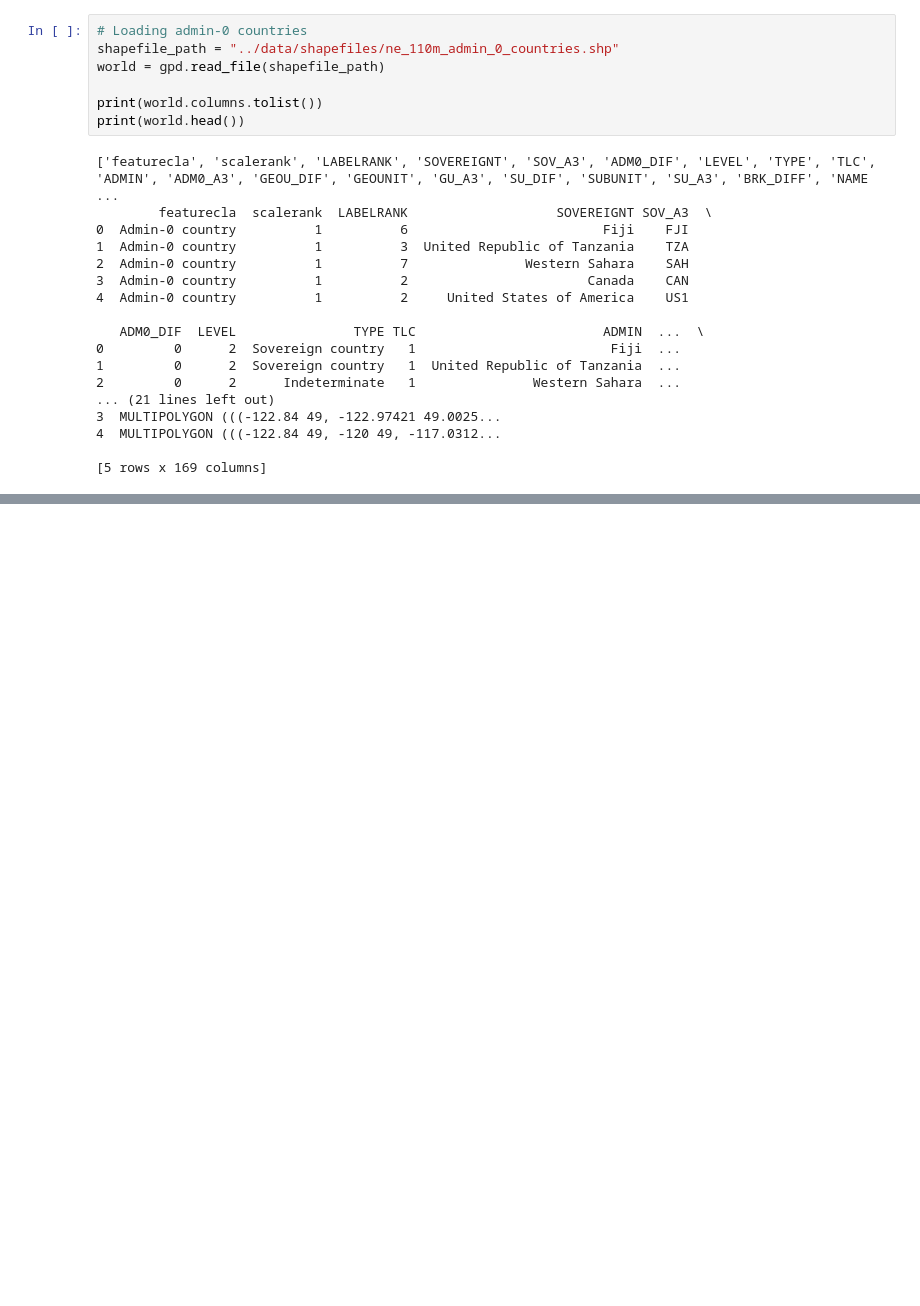
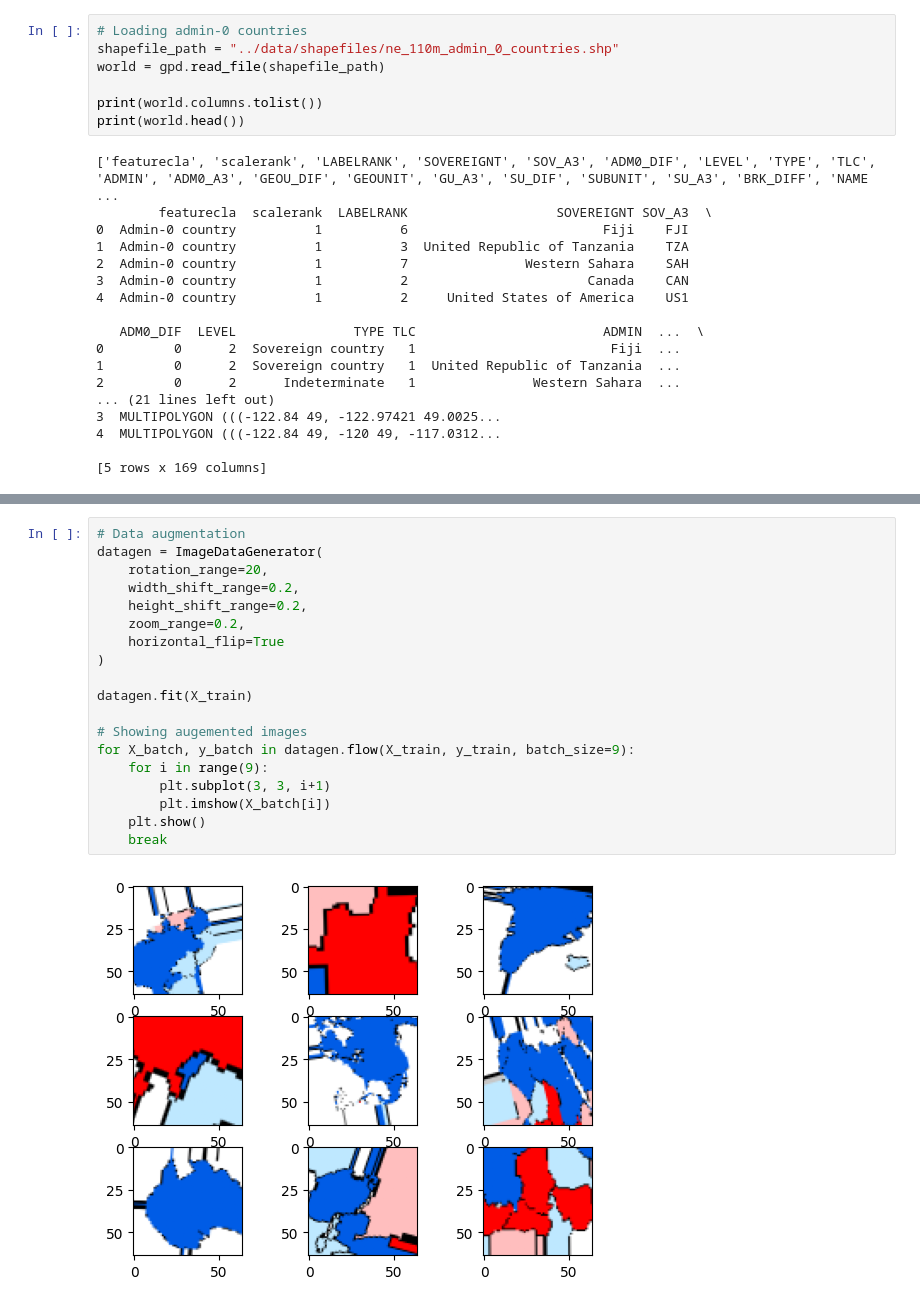
Before and after one commit to nmarizani/ml_pipeline_summative, a Jupyter notebook: notebook/vaccine_demand_prediction.ipynb, the cells around one changed output, grey strips where cells are left out. Saved outputs shown, nothing was run; the diff lists cells and outputs as text; blank space fills up the shorter version.

```diff
--- a/notebook/vaccine_demand_prediction.ipynb
+++ b/notebook/vaccine_demand_prediction.ipynb
@@ -194,0 +245,21 @@ plt.show()
+# %%
+# Data augmentation
+datagen = ImageDataGenerator(
+    rotation_range=20,
+    width_shift_range=0.2,
+    height_shift_range=0.2,
+    zoom_range=0.2,
+    horizontal_flip=True
+)
+
+datagen.fit(X_train)
+
+# Showing augemented images
+for X_batch, y_batch in datagen.flow(X_train, y_train, batch_size=9):
+    for i in range(9):
+        plt.subplot(3, 3, i+1)
+        plt.imshow(X_batch[i])
+    plt.show()
+    break
+# %% [output]
+[figure, added]
```
Also changed, not shown: parts of 11 cells of this notebook.
